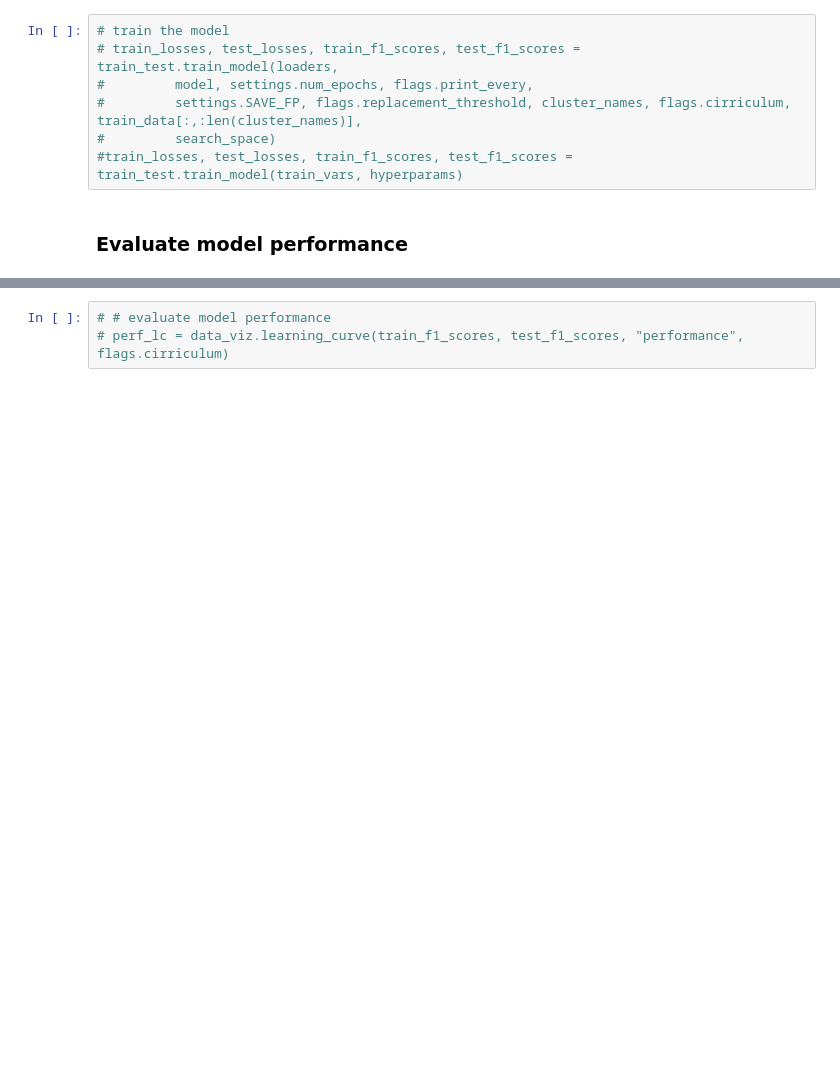
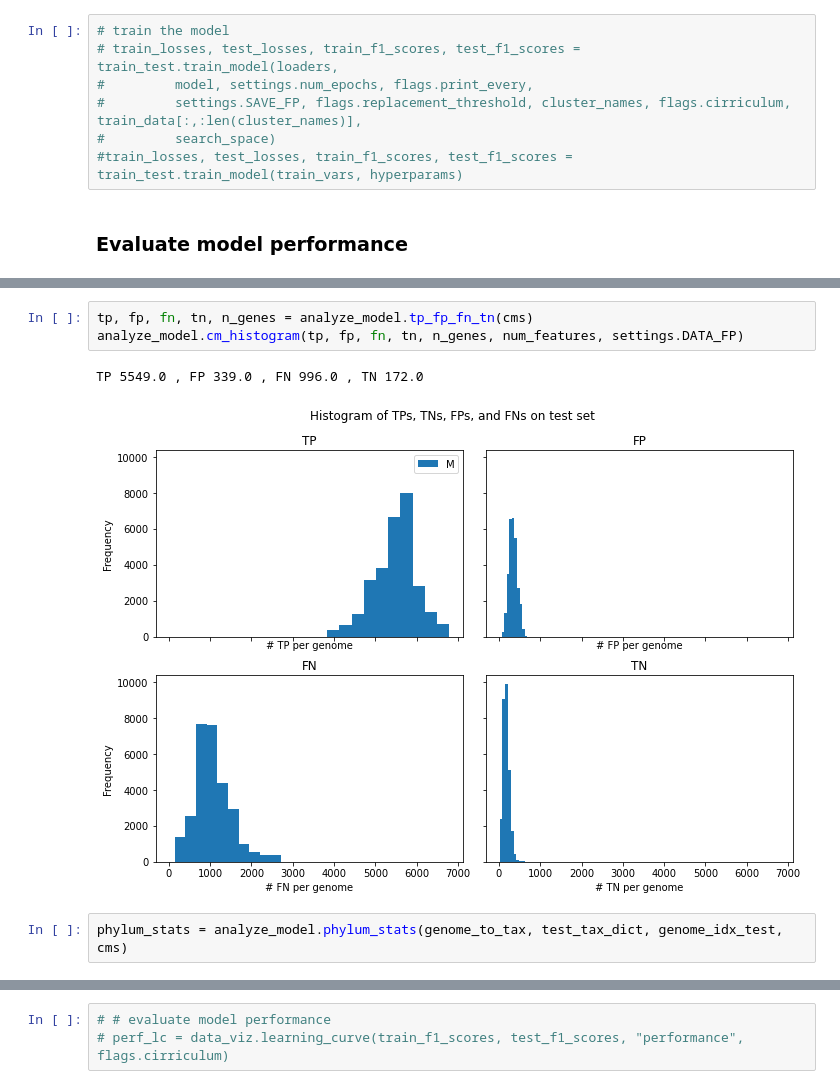
Before and after one commit to natasha-dudek/DeepGenomeVector, a Jupyter notebook: main.ipynb, the cells around one changed output, grey strips where cells are left out. Cells and saved outputs as stored; diff of their text form; blank space fills up the shorter version.

```diff
--- a/main.ipynb
+++ b/main.ipynb
@@ -409,0 +307,8 @@ print("Best config is:", analysis.get_best_config(metric="test_f1"))
+# %%
+tp, fp, fn, tn, n_genes = analyze_model.tp_fp_fn_tn(cms)
+analyze_model.cm_histogram(tp, fp, fn, tn, n_genes, num_features, settings.DATA_FP)
+# %% [output]
+TP 5549.0 , FP 339.0 , FN 996.0 , TN 172.0
+[figure, added]
+# %%
+phylum_stats = analyze_model.phylum_stats(genome_to_tax, test_tax_dict, genome_idx_test, cms)
```
Also changed, not shown: parts of 34 cells of this notebook, 4 other files.
